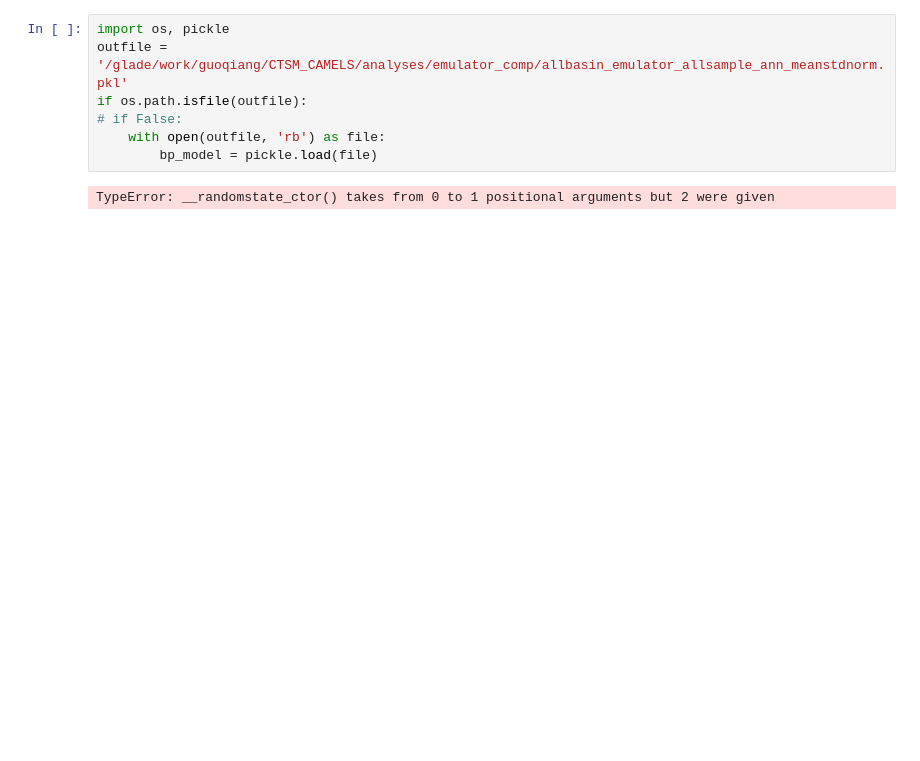
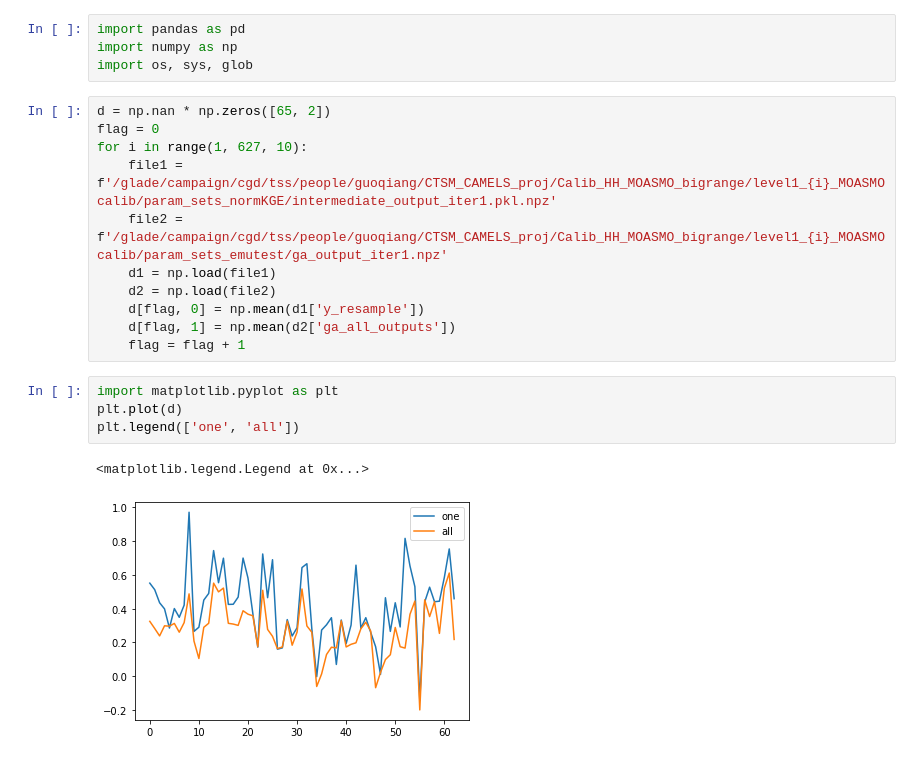
Before and after one commit to NCAR/CTSM_calibration, a Jupyter notebook: src/emulator_comparison/allbasin_emulator/Untitled.ipynb, the cells around one changed output. Saved outputs shown, nothing was run; the diff lists cells and outputs as text; blank space fills up the shorter version.

```diff
--- a/src/emulator_comparison/allbasin_emulator/Untitled.ipynb
+++ b/src/emulator_comparison/allbasin_emulator/Untitled.ipynb
@@ -1,9 +1,22 @@
-# %%
-import os, pickle
-outfile = '/glade/work/guoqiang/CTSM_CAMELS/analyses/emulator_comp/allbasin_emulator_allsample_ann_meanstdnorm.pkl'
-if os.path.isfile(outfile):
-# if False:
-    with open(outfile, 'rb') as file:
-        bp_model = pickle.load(file)
-# %% [output]
-TypeError: __randomstate_ctor() takes from 0 to 1 positional arguments but 2 were given
+# %%
+import pandas as pd
+import numpy as np
+import os, sys, glob
+# %%
+d = np.nan * np.zeros([65, 2])
+flag = 0
+for i in range(1, 627, 10):
+    file1 = f'/glade/campaign/cgd/tss/people/guoqiang/CTSM_CAMELS_proj/Calib_HH_MOASMO_bigrange/level1_{i}_MOASMOcalib/param_sets_normKGE/intermediate_output_iter1.pkl.npz'
+    file2 = f'/glade/campaign/cgd/tss/people/guoqiang/CTSM_CAMELS_proj/Calib_HH_MOASMO_bigrange/level1_{i}_MOASMOcalib/param_sets_emutest/ga_output_iter1.npz'
+    d1 = np.load(file1)
+    d2 = np.load(file2)
+    d[flag, 0] = np.mean(d1['y_resample'])
+    d[flag, 1] = np.mean(d2['ga_all_outputs'])
+    flag = flag + 1
+# %%
+import matplotlib.pyplot as plt
+plt.plot(d)
+plt.legend(['one', 'all'])
+# %% [output]
+<matplotlib.legend.Legend at 0x...>
+[figure, added]
```
Also changed, not shown: parts of 4 cells of this notebook, 25 other files.
